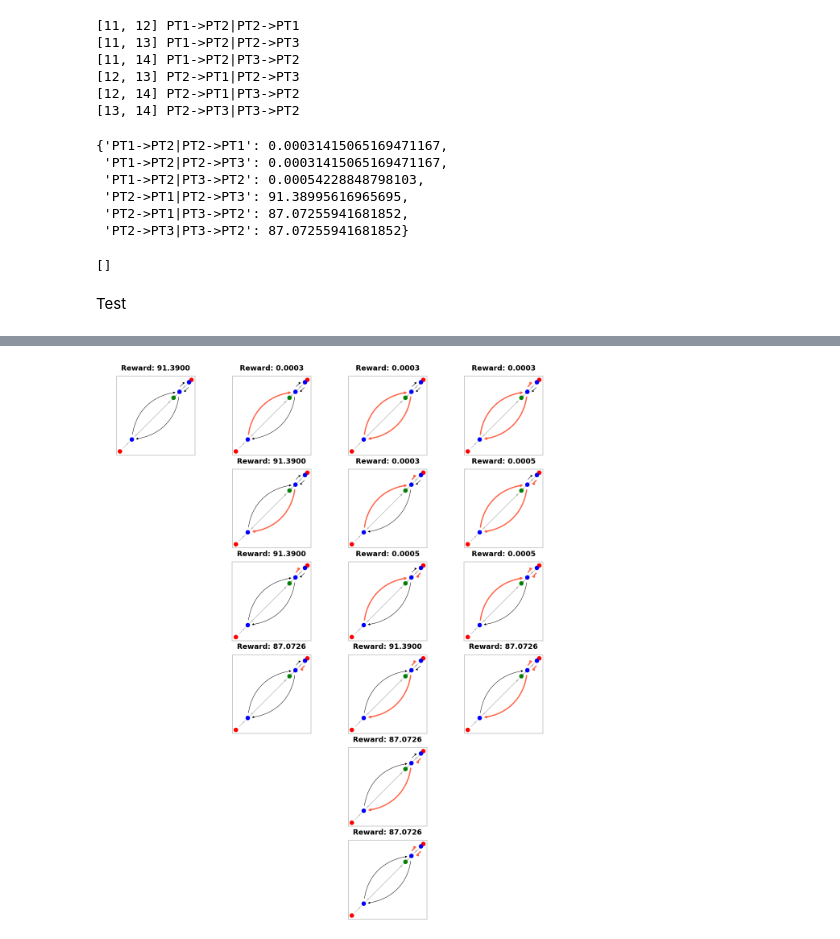
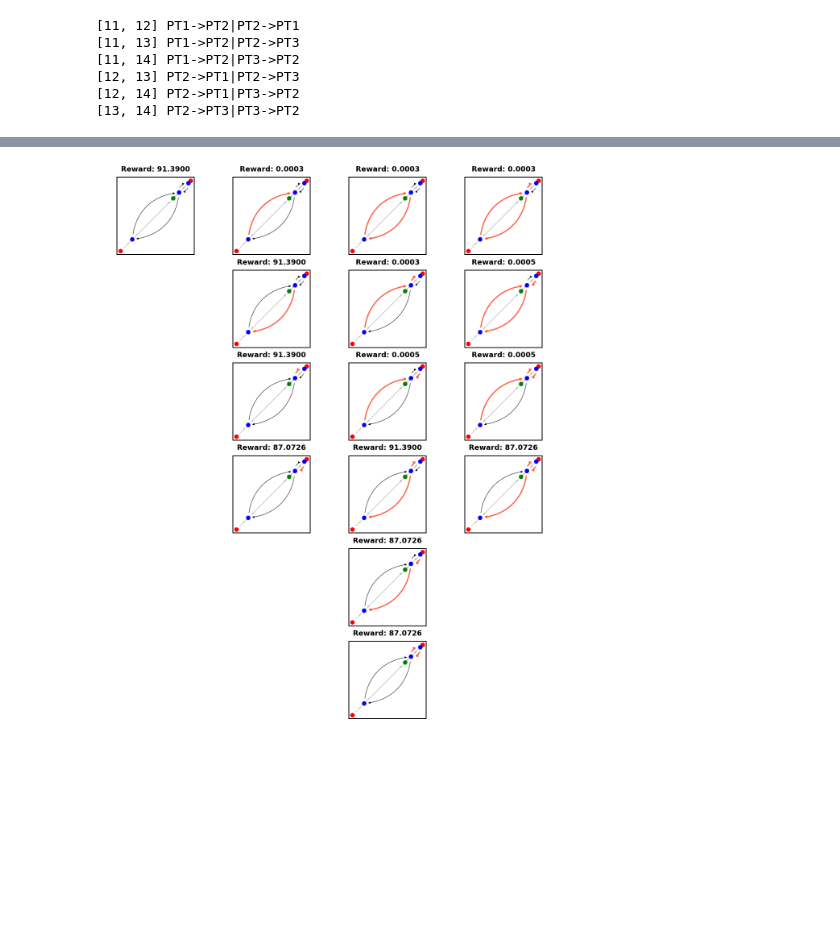
Before and after one commit to EquiCity/thesis, a Jupyter notebook: eda/notebooks/synthetic_dataset_1.ipynb, the cells around one changed output, grey strips where cells are left out. Cells and saved outputs as stored; diff of their text form; code cells hidden in the pictures; blank space fills up the shorter version.

```diff
--- a/eda/notebooks/synthetic_dataset_1.ipynb
+++ b/eda/notebooks/synthetic_dataset_1.ipynb
@@ -228,35 +159,11 @@ for ps in possible_edges:
 [12, 13] PT2->PT1|PT2->PT3
 [12, 14] PT2->PT1|PT3->PT2
 [13, 14] PT2->PT3|PT3->PT2
-# %%
-rewards
-# %% [output]
-{'PT1->PT2|PT2->PT1': 0.00031415065169471167,
- 'PT1->PT2|PT2->PT3': 0.00031415065169471167,
- 'PT1->PT2|PT3->PT2': 0.00054228848798103,
- 'PT2->PT1|PT2->PT3': 91.38995616965695,
- 'PT2->PT1|PT3->PT2': 87.07255941681852,
- 'PT2->PT3|PT3->PT2': 87.07255941681852}
-# %%
-list(possible_edges)
-# %% [output]
-[]
-# %% [markdown]
-Test
 # %%
-import matplotlib.pyplot as plt
-
-from ptnrue.analysis.full_problem_exploration import full_problem_exploration
-from ptnrue.plotting.solution_plotting import plot_full_problem_exploration
-
 edge_types = list(np.unique(g.es['type']))
 edge_types.remove('walk')
 
 configurations, rewards = full_problem_exploration(g, r, edge_types)
 fig, axs = plot_full_problem_exploration(base_graph=g, configurations=configurations, rewards=rewards)
 plt.show()
-
-fig.savefig(f'/home/rico/Documents/thesis/paper/'
-            f'overleaf/62a466789b2183065a639cda/content-media/'
-            f'all_configurations_ds_1_egalitarian_BASE.svg')
 # %% [output]
@@ -277 +184 @@ INFO:/home/rico/Documents/thesis/ptnrue_package/ptnrue/analysis/full_problem_exp
-[figure, old version]
+[figure, new version]
```
Also changed, not shown: parts of 15 cells of this notebook, 24 other files.
